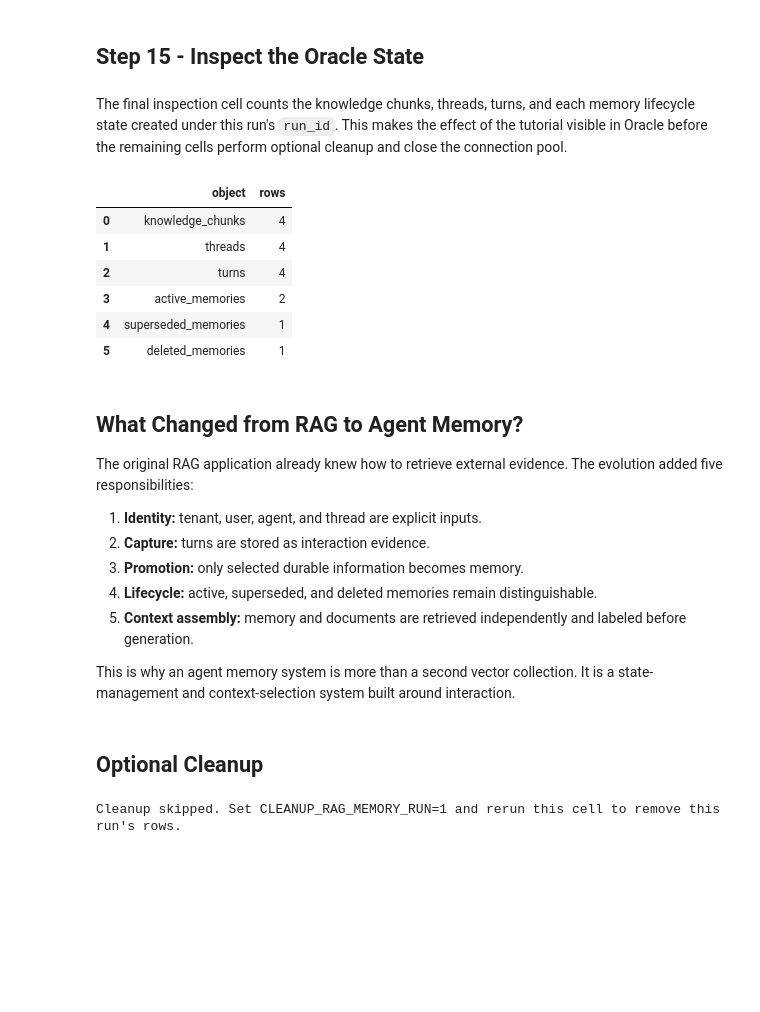
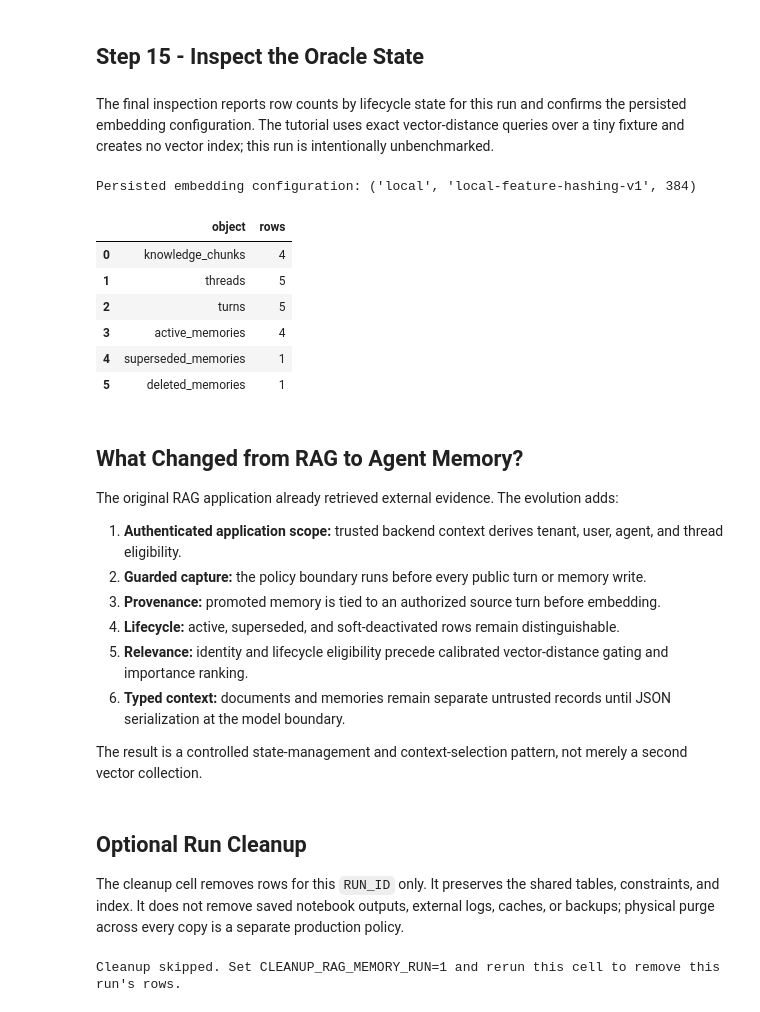
Before and after one commit to oracle-devrel/oracle-ai-developer-hub, a Jupyter notebook: notebooks/rag_application_to_agent_memory_system.ipynb, the cells around one changed output. Saved outputs shown, nothing was run; the diff lists cells and outputs as text; code cells hidden in the pictures; blank space fills up the shorter version.

```diff
--- a/notebooks/rag_application_to_agent_memory_system.ipynb
+++ b/notebooks/rag_application_to_agent_memory_system.ipynb
@@ -225,7 +315,6 @@ import math
 from uuid import uuid4
 
 import oracledb
-from openai import OpenAI
 
 
 oracledb.defaults.program = "devrel-developerhub-rag-agent-memory-notebook"
@@ -238,11 +327,12 @@ pool = oracledb.create_pool(
     increment=1,
 )
 
-openai_client = (
-    OpenAI(api_key=CONFIG["OPENAI_API_KEY"])
-    if CONFIG["OPENAI_API_KEY"]
-    else None
-)
+openai_client = None
+if CONFIG["EMBEDDING_PROVIDER"] == "openai" or LIVE_ANSWERS:
+    from openai import OpenAI
+
+    openai_client = OpenAI(api_key=CONFIG["OPENAI_API_KEY"])
+
 
 def embed_texts(texts: list[str]) -> list[list[float]]:
     cleaned = [str(text).lower().replace("\\n", " ").strip() for text in texts]
@@ -294,6 +384,7 @@ probe_vector = embed_texts(["Oracle vector preflight"])[0]
 check_table = f"RAG_MEM_CHECK_{uuid4().hex[:8].upper()}"
 
 with pool.acquire() as connection:
+    print("Oracle AI Database version:", connection.version)
     try:
         with connection.cursor() as cursor:
             cursor.execute("SELECT 1 FROM dual")
@@ -328,6 +419,8 @@ with pool.acquire() as connection:
                     raise
         connection.commit()
 
+tested_image = os.getenv("RAG_MEMORY_CONTAINER_IMAGE", "not supplied")
+print("Container image for this run:", tested_image)
 print("Oracle AI Database connection: READY")
 print("Create/read/drop privileges: READY")
 print("Embedding provider validation: READY")
@@ -512,10 +727,12 @@ KNOWLEDGE_CHUNKS = [
 
 insert_knowledge_sql = f"""
     INSERT INTO RAG_EVOLVE_KNOWLEDGE
-        (run_id, chunk_id, source_name, content, embedding)
+        (run_id, chunk_id, source_name, content, embedding,
+         embedding_provider, embedding_model, embedding_dimension)
     VALUES
         (:run_id, :chunk_id, :source_name, :content,
-         TO_VECTOR(:embedding_json, {VECTOR_DIM}, FLOAT32))
+         TO_VECTOR(:embedding_json, {VECTOR_DIM}, FLOAT32),
+         :embedding_provider, :embedding_model, :embedding_dimension)
 """
 
 knowledge_vectors = embed_texts([chunk["content"] for chunk in KNOWLEDGE_CHUNKS])
@@ -526,9 +743,12 @@ with pool.acquire() as connection:
                 insert_knowledge_sql,
                 run_id=RUN_ID,
                 embedding_json=json.dumps(vector),
+                embedding_provider=EMBEDDING_PROVIDER,
+                embedding_model=EMBEDDING_MODEL_ID,
+                embedding_dimension=VECTOR_DIM,
                 **chunk,
             )
     connection.commit()
 
-print(f"Knowledge chunks loaded: {len(KNOWLEDGE_CHUNKS)}")
+print(f"Synthetic knowledge chunks loaded: {len(KNOWLEDGE_CHUNKS)}")
 # %% [output]
@@ -1582,51 +2263,65 @@ evaluation.assign(
 # %% [markdown]
 ## Step 15 - Inspect the Oracle State
 # %% [markdown]
-The final inspection cell counts the knowledge chunks, threads, turns, and each memory lifecycle state created under this run's `run_id`. This makes the effect of the tutorial visible in Oracle before the remaining cells perform optional cleanup and close the connection pool.
+The final inspection reports row counts by lifecycle state for this run and confirms the persisted embedding configuration. The tutorial uses exact vector-distance queries over a tiny fixture and creates no vector index; this run is intentionally unbenchmarked.
 # %%
 inspection_queries = {
     "knowledge_chunks": "SELECT COUNT(*) FROM RAG_EVOLVE_KNOWLEDGE WHERE run_id = :run_id",
     "threads": "SELECT COUNT(*) FROM RAG_EVOLVE_THREADS WHERE run_id = :run_id",
     "turns": "SELECT COUNT(*) FROM RAG_EVOLVE_TURNS WHERE run_id = :run_id",
     "active_memories": "SELECT COUNT(*) FROM RAG_EVOLVE_MEMORIES WHERE run_id = :run_id AND status = 'active'",
     "superseded_memories": "SELECT COUNT(*) FROM RAG_EVOLVE_MEMORIES WHERE run_id = :run_id AND status = 'superseded'",
     "deleted_memories": "SELECT COUNT(*) FROM RAG_EVOLVE_MEMORIES WHERE run_id = :run_id AND status = 'deleted'",
 }
 
 with pool.acquire() as connection:
     with connection.cursor() as cursor:
         inspection = {
             label: cursor.execute(sql, run_id=RUN_ID).fetchone()[0]
             for label, sql in inspection_queries.items()
         }
+        persisted_embedding_configs = cursor.execute(
+            """
+            SELECT DISTINCT embedding_provider, embedding_model, embedding_dimension
+              FROM RAG_EVOLVE_MEMORIES
+             WHERE run_id = :run_id
+            """,
+            run_id=RUN_ID,
+        ).fetchall()
 
+assert persisted_embedding_configs == [
+    (EMBEDDING_PROVIDER, EMBEDDING_MODEL_ID, VECTOR_DIM)
+]
+print("Persisted embedding configuration:", persisted_embedding_configs[0])
 pd.DataFrame(
     [{"object": label, "rows": count} for label, count in inspection.items()]
 )
 # %% [output]
+Persisted embedding configuration: ('local', 'local-feature-hashing-v1', 384)
 |  | object | rows |
 | 0 | knowledge_chunks | 4 |
-| 1 | threads | 4 |
-| 2 | turns | 4 |
-| 3 | active_memories | 2 |
+| 1 | threads | 5 |
+| 2 | turns | 5 |
+| 3 | active_memories | 4 |
 | 4 | superseded_memories | 1 |
 | 5 | deleted_memories | 1 |
 # %% [markdown]
 ## What Changed from RAG to Agent Memory?
 
-The original RAG application already knew how to retrieve external evidence.
-The evolution added five responsibilities:
+The original RAG application already retrieved external evidence. The evolution adds:
 
-1. **Identity:** tenant, user, agent, and thread are explicit inputs.
-2. **Capture:** turns are stored as interaction evidence.
-3. **Promotion:** only selected durable information becomes memory.
-4. **Lifecycle:** active, superseded, and deleted memories remain distinguishable.
-5. **Context assembly:** memory and documents are retrieved independently and labeled before generation.
+1. **Authenticated application scope:** trusted backend context derives tenant, user, agent, and thread eligibility.
+2. **Guarded capture:** the policy boundary runs before every public turn or memory write.
+3. **Provenance:** promoted memory is tied to an authorized source turn before embedding.
+4. **Lifecycle:** active, superseded, and soft-deactivated rows remain distinguishable.
+5. **Relevance:** identity and lifecycle eligibility precede calibrated vector-distance gating and importance ranking.
+6. **Typed context:** documents and memories remain separate untrusted records until JSON serialization at the model boundary.
 
-This is why an agent memory system is more than a second vector collection.
-It is a state-management and context-selection system built around interaction.
+The result is a controlled state-management and context-selection pattern, not merely a second vector collection.
 # %% [markdown]
-## Optional Cleanup
+## Optional Run Cleanup
+
+The cleanup cell removes rows for this `RUN_ID` only. It preserves the shared tables, constraints, and index. It does not remove saved notebook outputs, external logs, caches, or backups; physical purge across every copy is a separate production policy.
 # %%
 CLEANUP_RUN = os.getenv("CLEANUP_RAG_MEMORY_RUN", "0") == "1"
 
```
Also changed, not shown: parts of 47 cells of this notebook.
